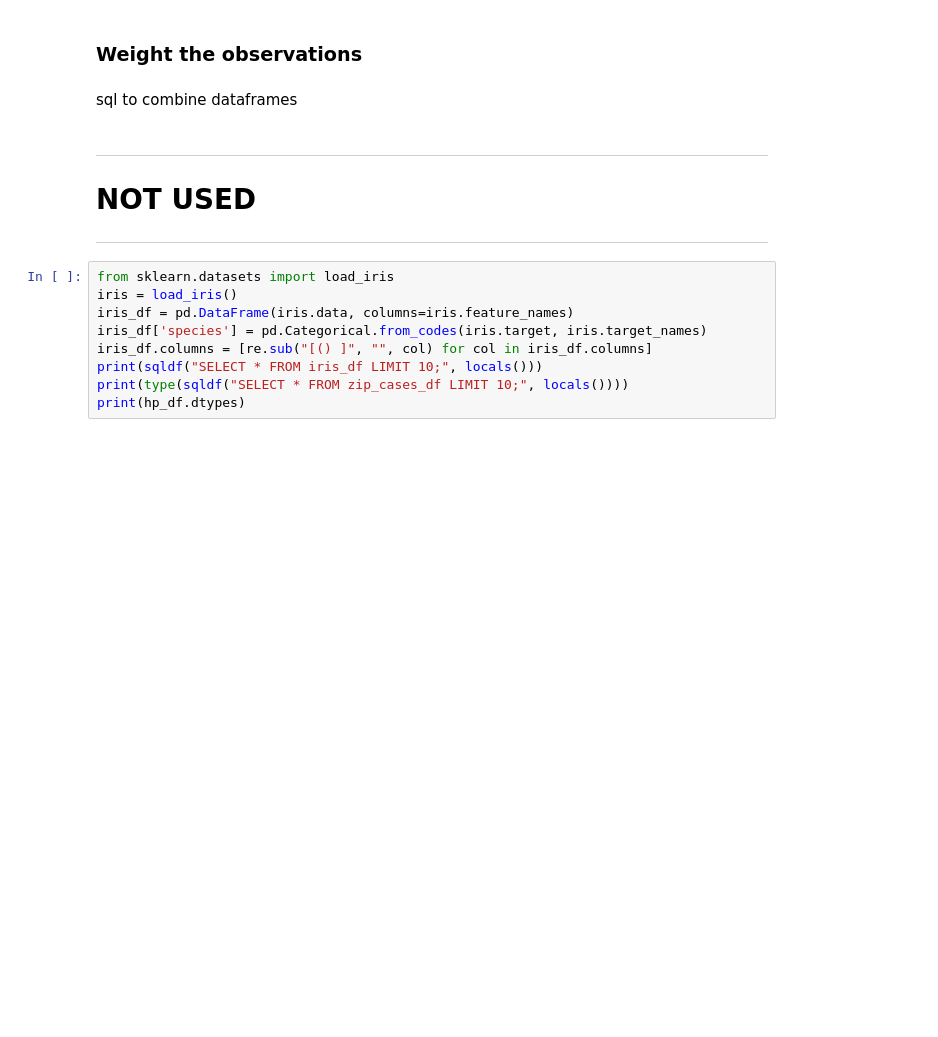
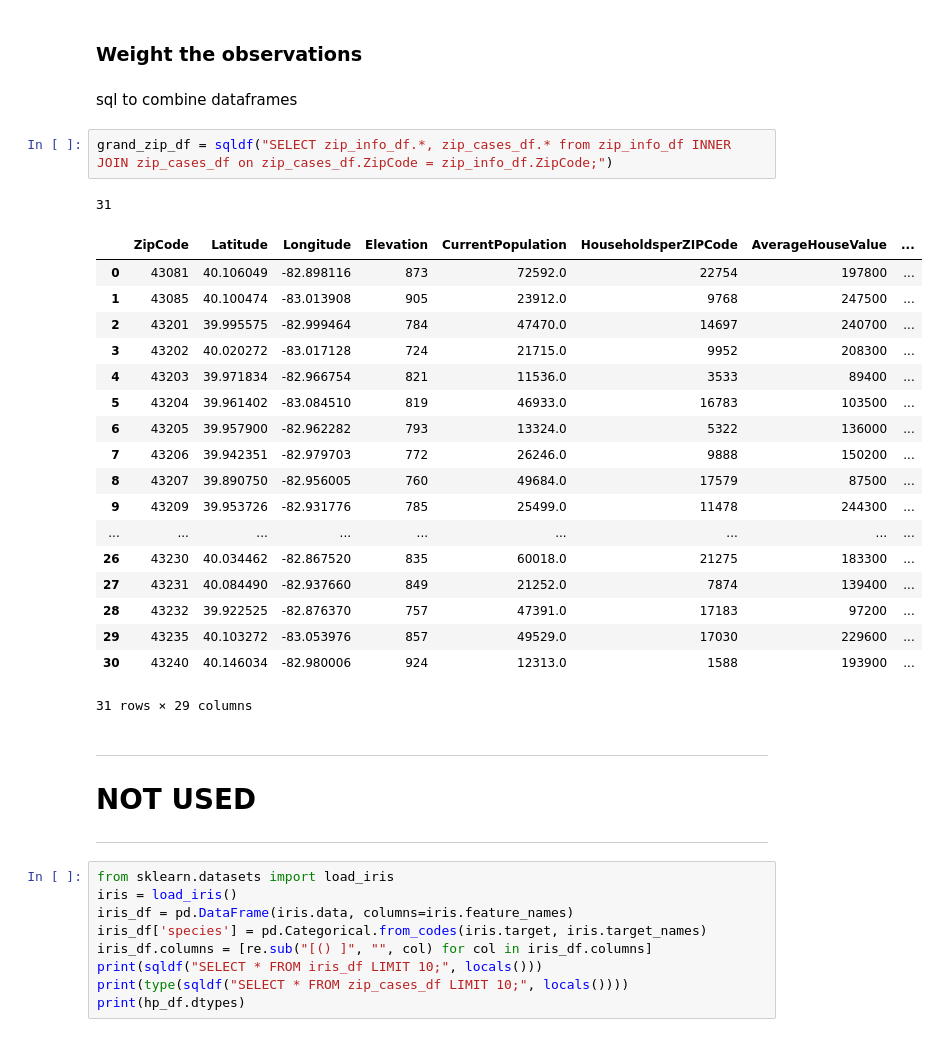
Before and after one commit to stein463/AppliedDataScienceCapstoneIBM, a Jupyter notebook: FinalProjectForIBMDataScienceCertification.ipynb, the cells around one changed output. Saved outputs shown, nothing was run; the diff lists cells and outputs as text; blank space fills up the shorter version.

Commit message:
Created new data frame which is a combo zip_info_df and zip_cases_df

```diff
--- a/FinalProjectForIBMDataScienceCertification.ipynb
+++ b/FinalProjectForIBMDataScienceCertification.ipynb
@@ -716,6 +716,28 @@ sns.barplot(x='ZipCode',y='population',hue='Sex',data=sqldf("select ZipCode, Mal
 ### Weight the observations
 # %% [markdown]
 sql to combine dataframes
+# %%
+grand_zip_df = sqldf("SELECT zip_info_df.*, zip_cases_df.* from zip_info_df INNER JOIN zip_cases_df on zip_cases_df.ZipCode = zip_info_df.ZipCode;")
+# %% [output]
+31
+|  | ZipCode | Latitude | Longitude | Elevation | CurrentPopulation | HouseholdsperZIPCode | AverageHouseValue | ... |
+| 0 | 43081 | 40.106049 | -82.898116 | 873 | 72592.0 | 22754 | 197800 | ... |
+| 1 | 43085 | 40.100474 | -83.013908 | 905 | 23912.0 | 9768 | 247500 | ... |
+| 2 | 43201 | 39.995575 | -82.999464 | 784 | 47470.0 | 14697 | 240700 | ... |
+| 3 | 43202 | 40.020272 | -83.017128 | 724 | 21715.0 | 9952 | 208300 | ... |
+| 4 | 43203 | 39.971834 | -82.966754 | 821 | 11536.0 | 3533 | 89400 | ... |
+| 5 | 43204 | 39.961402 | -83.084510 | 819 | 46933.0 | 16783 | 103500 | ... |
+| 6 | 43205 | 39.957900 | -82.962282 | 793 | 13324.0 | 5322 | 136000 | ... |
+| 7 | 43206 | 39.942351 | -82.979703 | 772 | 26246.0 | 9888 | 150200 | ... |
+| 8 | 43207 | 39.890750 | -82.956005 | 760 | 49684.0 | 17579 | 87500 | ... |
+| 9 | 43209 | 39.953726 | -82.931776 | 785 | 25499.0 | 11478 | 244300 | ... |
+| ... | ... | ... | ... | ... | ... | ... | ... | ... |
+| 26 | 43230 | 40.034462 | -82.867520 | 835 | 60018.0 | 21275 | 183300 | ... |
+| 27 | 43231 | 40.084490 | -82.937660 | 849 | 21252.0 | 7874 | 139400 | ... |
+| 28 | 43232 | 39.922525 | -82.876370 | 757 | 47391.0 | 17183 | 97200 | ... |
+| 29 | 43235 | 40.103272 | -83.053976 | 857 | 49529.0 | 17030 | 229600 | ... |
+| 30 | 43240 | 40.146034 | -82.980006 | 924 | 12313.0 | 1588 | 193900 | ... |
+31 rows × 29 columns
 # %% [markdown]
 ***
 #  NOT USED
```
